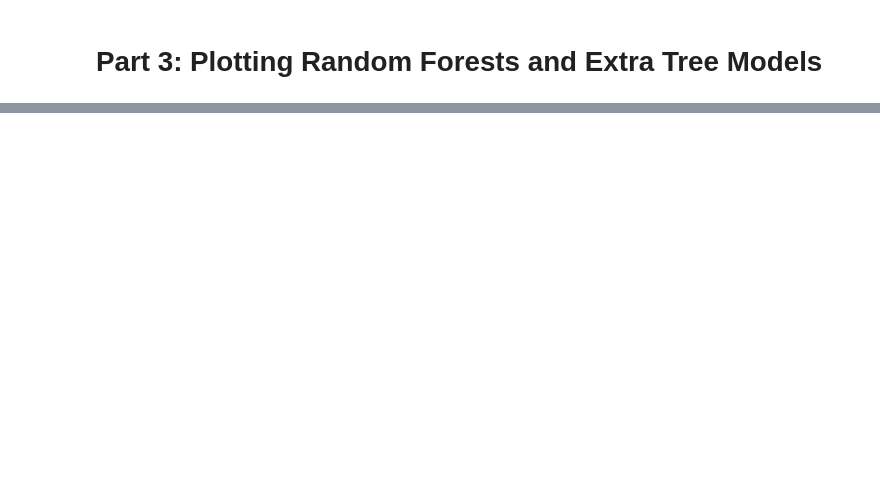
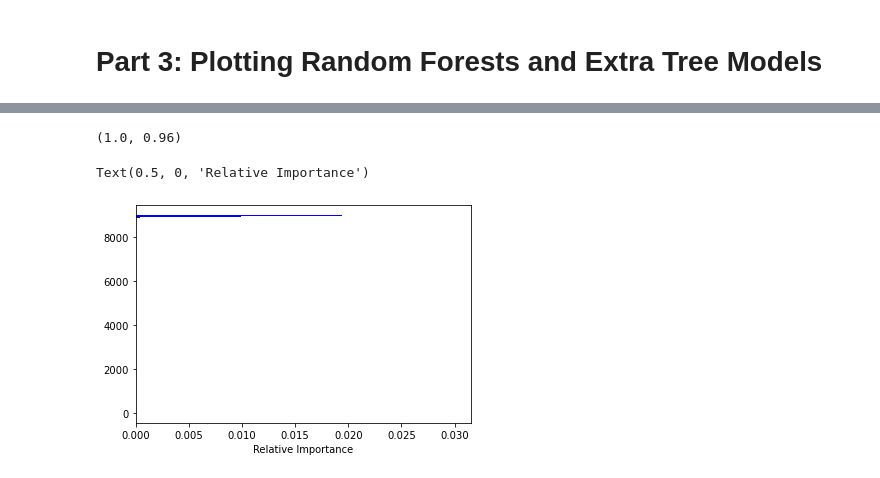
Before and after one commit to Marvalfr/DNA-Methylation-Analysis, a Jupyter notebook: 04_Plotting.ipynb, the cells around one changed output, grey strips where cells are left out. Cells and saved outputs as stored; diff of their text form; code cells hidden in the pictures; blank space fills up the shorter version.

```diff
--- a/04_Plotting.ipynb
+++ b/04_Plotting.ipynb
@@ -75,0 +88,33 @@ viz_et
+# %%
+# Import the data set
+with open('data/highest_variace_samples.pkl', 'rb') as f:
+    highest_variace_samples = pickle.load(f)
+# %%
+# Make a small dataframe out os random 100 samples (to see if the code works)
+random_100 = highest_variace_samples.sample(100)
+# %%
+# set X and y
+X = random_100.drop(columns=['is_cancer'])
+y = random_100['is_cancer']
+
+# Train-test-split
+X_train, X_test, y_train, y_test = train_test_split(X, y, random_state=42)
+# %%
+# make a random forest model on the highest_variace_samples dataset:
+rf_high_var = RandomForestClassifier(n_estimators=100,
+                            max_depth=None,
+                            max_features='auto',
+                            min_samples_leaf=4,
+                            bootstrap=True,
+                            n_jobs=-1,
+                            random_state=0,
+                            class_weight='balanced'
+)
+
+# fitting
+rf_high_var.fit(X_train, y_train)
+
+# score the rf model
+rf_high_var.score(X_train, y_train), rf_high_var.score(X_test, y_test)
+# %% [output]
+(1.0, 0.96)
@@ -75,0 +124,15 @@ viz_et
+# %%
+# try to plot features importances out of a random sample of 100 cases
+
+features = X_train
+importances = rf_high_var.feature_importances_
+indices = np.argsort(importances)
+
+# plt.title('Feature Importances')
+plt.barh(range(len(indices)), importances[indices], color='b', align='center')
+#plt.yticks(range(len(indices)), [features[i] for i in indices])
+plt.xlabel('Relative Importance')
+# plt.show()
+# %% [output]
+Text(0.5, 0, 'Relative Importance')
+[figure, added]
```
Also changed, not shown: parts of 18 cells of this notebook, 10 other files.
